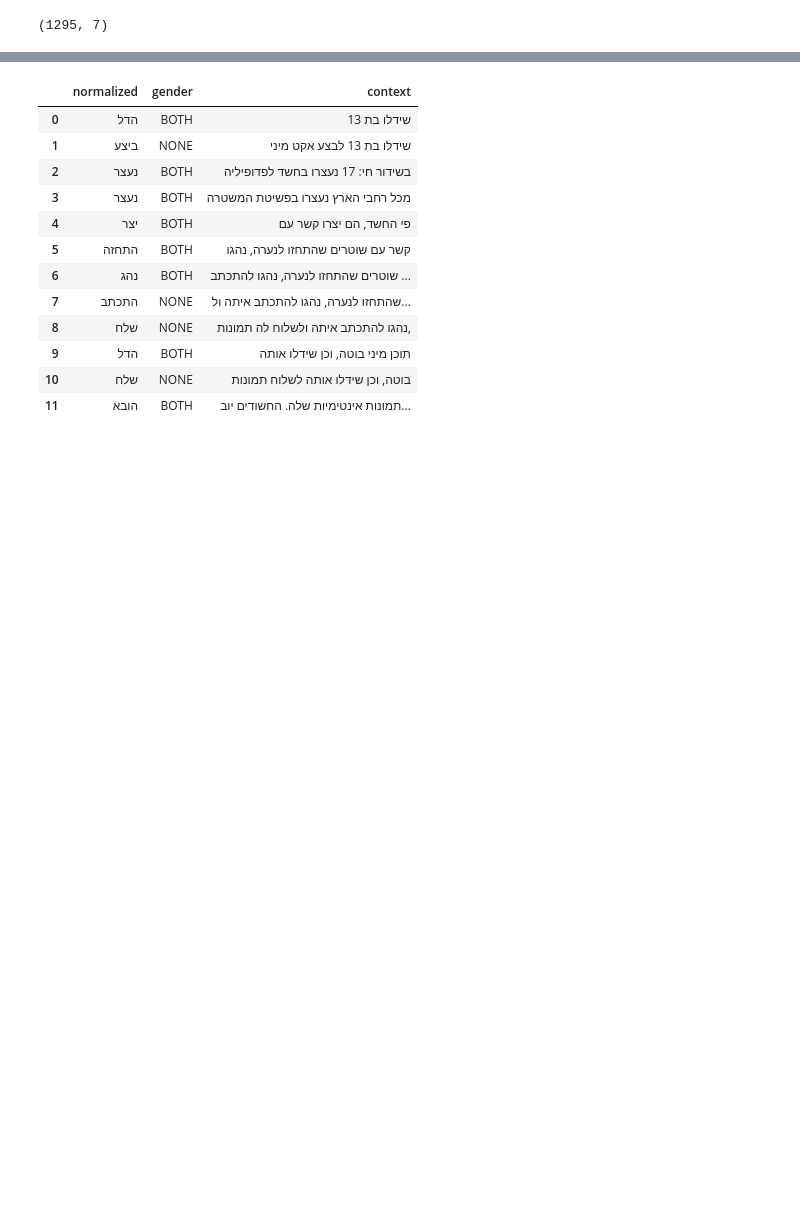
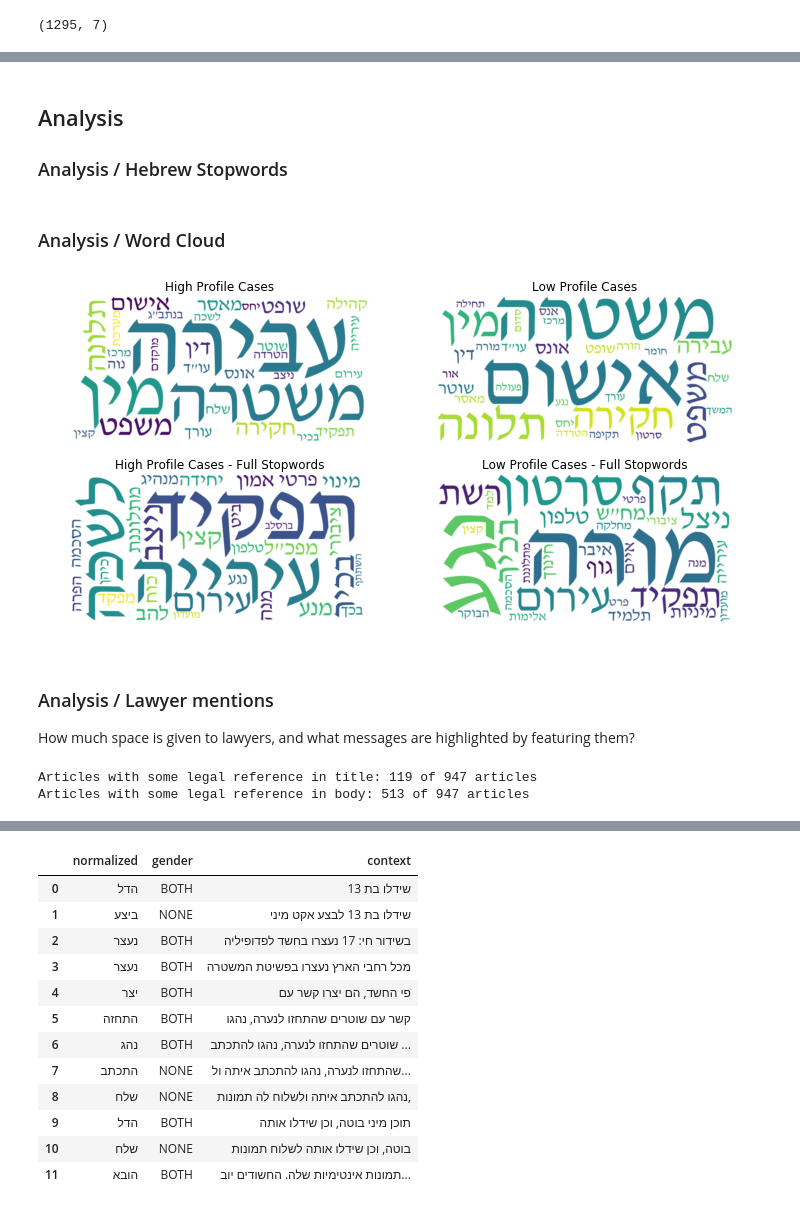
Before and after one commit to tomkreker/SexualAssaultCoverage, a Jupyter notebook: kulan.ipynb, the cells around one changed output, grey strips where cells are left out. Cells and saved outputs as stored; diff of their text form; code cells hidden in the pictures; blank space fills up the shorter version.

```diff
--- a/kulan.ipynb
+++ b/kulan.ipynb
@@ -922,0 +809,4 @@ When looking at the whole text there is a lot more references - 128 out of 211 a
+# %% [markdown]
+## Analysis
+
+### Analysis / Hebrew Stopwords
@@ -922,0 +831,2 @@ When looking at the whole text there is a lot more references - 128 out of 211 a
+# %% [markdown]
+### Analysis / Word Cloud
@@ -922,0 +895,69 @@ When looking at the whole text there is a lot more references - 128 out of 211 a
+# %%
+# create sorted words
+sorted_words_hp = create_sorted_words(final_df[final_df.high_profile==1], norm_stopwords)
+sorted_words_lp = create_sorted_words(final_df[final_df.high_profile==0], norm_stopwords)
+sorted_words_hp_fullsw = create_sorted_words(final_df[final_df.high_profile==1], norm_stopwords_full)
+sorted_words_lp_fullsw = create_sorted_words(final_df[final_df.high_profile==0], norm_stopwords_full)
+# %%
+# create wordcloud objects
+def create_wordcloud_obj(sorted_words):
+    wc = WordCloud(background_color="white", width=1000, height=500,
+                font_path='fonts/david.ttf', max_words=30, min_font_size=8,
+                normalize_plurals=False).generate_from_frequencies(sorted_words)
+    return wc
+
+wc_hp = create_wordcloud_obj(sorted_words_hp)
+wc_lp = create_wordcloud_obj(sorted_words_lp)
+wc_hp_fullsw = create_wordcloud_obj(sorted_words_hp_fullsw)
+wc_hl_fullsw = create_wordcloud_obj(sorted_words_lp_fullsw)
+
+
+# create figure
+plt.figure(figsize=(12,6))
+#plt.figure(figsize=(10,5))
+plt.subplot(2,2,1)
+plt.title('High Profile Cases')
+plt.imshow(wc_hp, interpolation='bilinear')
+plt.axis("off")
+
+plt.subplot(2,2,2)
+plt.title('Low Profile Cases')
+plt.imshow(wc_lp, interpolation='bilinear')
+plt.axis("off")
+
+plt.subplot(2,2,3)
+plt.title('High Profile Cases - Full Stopwords')
+plt.imshow(wc_hp_fullsw, interpolation='bilinear')
+plt.axis("off")
+
+plt.subplot(2,2,4)
+plt.title('Low Profile Cases - Full Stopwords')
+plt.imshow(wc_hl_fullsw, interpolation='bilinear')
+plt.axis("off")
+
+plt.show()
+# %% [output]
+[figure, added]
+# %% [markdown]
+### Analysis / Lawyer mentions
+How much space is given to lawyers, and what messages are highlighted by featuring them?
+# %%
+''' how many titles or full bodies include lawyer references '''
+
+legal = ['עורכ דינ',
+        'ערכ דינ',
+        #'פרקליט', # removed because of praklitut (the state), reviewed separately below
+        'סנגור',
+        'עו"ד']
+
+
+# find number of legal words in each article
+legal_words = final_df['norm_words'].str.count('|'.join(legal))
+full_legal_words = final_df['norm_full_text'].str.count('|'.join(legal))
+
+
+print(f'Articles with some legal reference in title: {sum(legal_words > 0)} of {final_df.shape[0]} articles')
+print(f'Articles with some legal reference in body: {sum(full_legal_words > 0)} of {final_df.shape[0]} articles')
+# %% [output]
+Articles with some legal reference in title: 119 of 947 articles
+Articles with some legal reference in body: 513 of 947 articles
```
Also changed, not shown: parts of 135 cells of this notebook, 8 other files.
